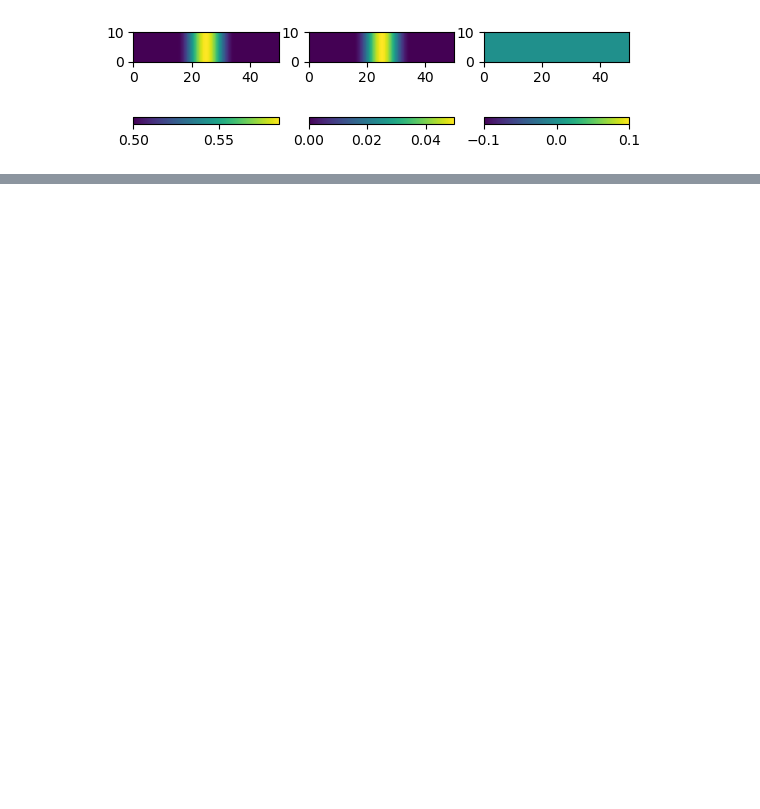
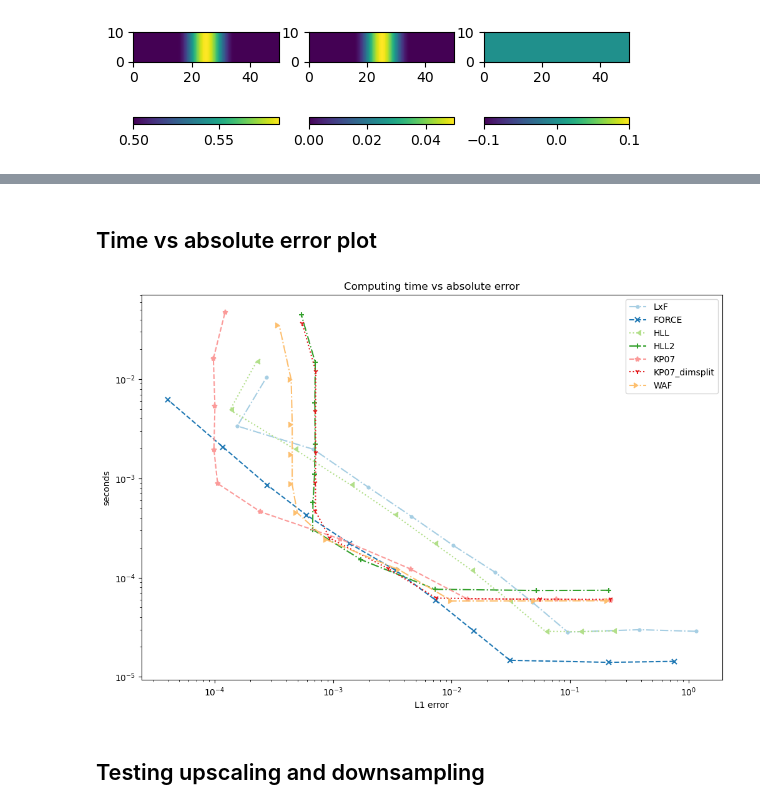
Before and after one commit to aadi-bh/FiniteVolumeGPU, a Jupyter notebook: TimeToSolutionSmooth1D.ipynb, the cells around one changed output, grey strips where cells are left out. Drawn from its saved outputs; the diff is of its cells as text; code cells hidden in the pictures; blank space fills up the shorter version.

```diff
--- a/TimeToSolutionSmooth1D.ipynb
+++ b/TimeToSolutionSmooth1D.ipynb
@@ -76,7 +76,7 @@ def gen_filename(simulator, nx):
 # %%
 def run_benchmark(datafilename, simulator, simulator_args, nx, reference_nx, ny, reference_ny,
                   h_ref=0.5, h_amp=0.1, u_ref=0.0, u_amp=0.1, v_ref=0.0, v_amp=0.1,
-                  dt=None, force_rerun=False, transpose=False):
+                  dt=None, tf=1.0, max_nt=np.inf, force_rerun=False, transpose=False):
     if (datafilename and os.path.isfile(datafilename) and force_rerun == False):
         print(f"WARNING: Previous simulation found, skipping simulation run for {simulator.__name__} on {nx} cells")
         return [0, 0, 0]
@@ -112,10 +112,11 @@ def run_benchmark(datafilename, simulator, simulator_args, nx, reference_nx, ny,
 
             sim = simulator(**sim_args)
             # final time, number of steps, and computing time reported by pycuda
-            t,  nt, elapsed_time = sim.simulate(1.0, dt=None)
+            t,  nt, elapsed_time = sim.simulate(tf, max_nt, dt=None)
             sim.check()
 
             nt = sim.simSteps()
+            t = sim.simTime()
             dt = sim.simTime() / nt
             h, hu, hv = sim.download()
 
@@ -128,7 +129,6 @@ def run_benchmark(datafilename, simulator, simulator_args, nx, reference_nx, ny,
                 if (dirname and not os.path.isdir(dirname)):
                     os.makedirs(dirname)
                 np.savez_compressed(datafilename, h=h, hu=hu, hv=hv)
-
     gc.collect() # Force garbage collection
-    return [elapsed_time, nt, dt]
+    return [t, nt, elapsed_time]
 # %% [markdown]
@@ -355,16 +318,0 @@ for i, simulator in enumerate(simulators):
-# %%
-# Plot the timing and error data
-import miscPlotting
-import importlib
-importlib.reload(miscPlotting)
-fig = plt.figure()
-miscPlotting.setBwStyles(fig.gca())
-plt.title("Computing time vs absolute error")
-
-for i, simulator in enumerate(simulators):
-    plt.loglog(sim_errors[i,:], sim_elapsed_time[i,:], label = simulator.__name__)
-    plt.xlabel("L1 error")
-    plt.ylabel("seconds")
-
-plt.legend()
-miscPlotting.save_figure(fig, "time_to_solution")
@@ -372,0 +364,22 @@ miscPlotting.save_figure(fig, "time_to_solution")
+# %% [markdown]
+## Time vs absolute error plot
+# %%
+# Plot the timing and error data
+import miscPlotting
+import importlib
+importlib.reload(miscPlotting)
+fig = plt.figure()
+miscPlotting.setBwStyles(fig.gca())
+plt.title("Computing time vs absolute error")
+
+for i, simulator in enumerate(simulators):
+    plt.loglog(sim_errors[i,:], secs_per_timestep[i,:] * sim_nt[i,:], label = simulator.__name__)
+    plt.xlabel("L1 error")
+    plt.ylabel("seconds")
+
+plt.legend()
+miscPlotting.save_figure(fig, "time_to_solution")
+# %% [output]
+[figure, added]
+# %% [markdown]
+## Testing upscaling and downsampling
```
Also changed, not shown: parts of 35 cells of this notebook.
